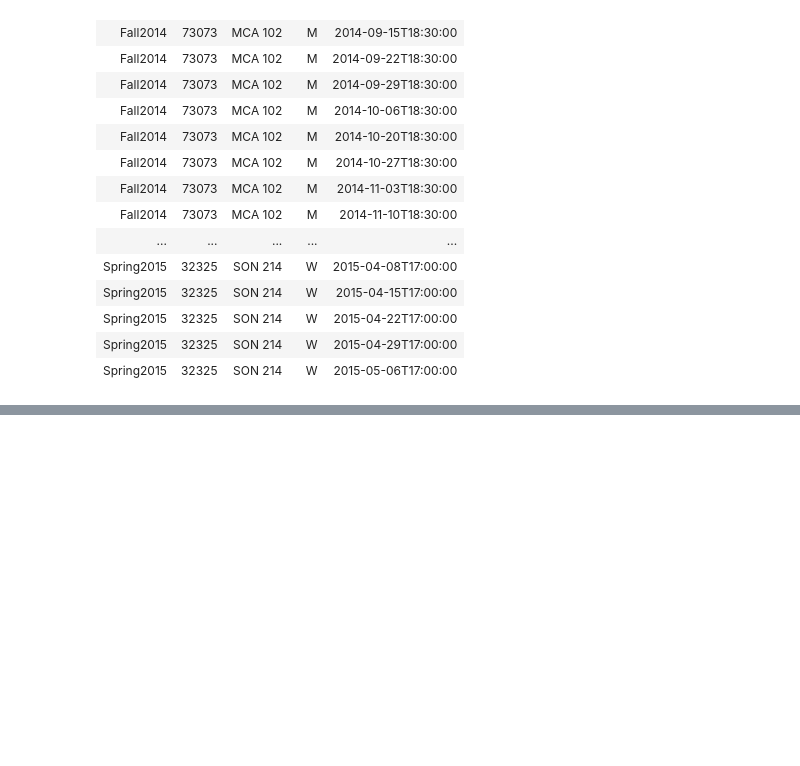
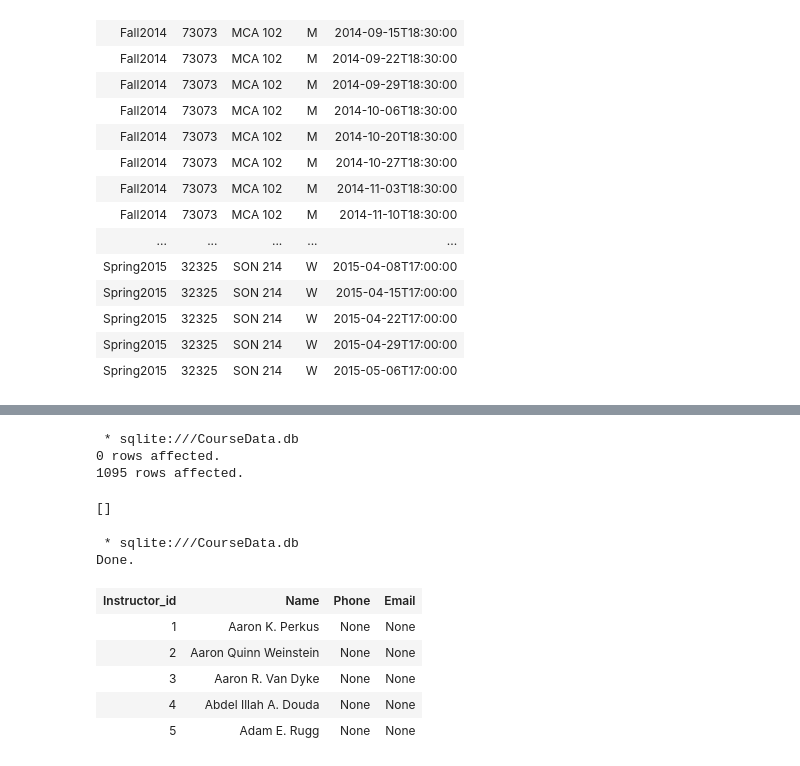
Before and after one commit to fairfield-ba510-spring2020/term-project-jt, a Jupyter notebook: CourseDataETL.ipynb, the cells around one changed output, grey strips where cells are left out. Cells and saved outputs as stored; diff of their text form; code cells hidden in the pictures; blank space fills up the shorter version.

```diff
--- a/CourseDataETL.ipynb
+++ b/CourseDataETL.ipynb
@@ -203,0 +278,28 @@ Done.
+# %%
+%%sql
+DELETE FROM INSTRUCTOR;
+
+INSERT INTO INSTRUCTOR (Name)
+SELECT DISTINCT primary_instructor
+    FROM import_course_offerings
+    WHERE primary_instructor <> 'TBA' AND primary_instructor NOT LIKE '%/%'
+    ORDER BY primary_instructor
+# %% [output]
+ * sqlite:///CourseData.db
+0 rows affected.
+1095 rows affected.
+[]
+# %%
+%%sql
+SELECT *
+    FROM INSTRUCTOR
+    LIMIT 5;
+# %% [output]
+ * sqlite:///CourseData.db
+Done.
+| Instructor_id | Name | Phone | Email |
+| 1 | Aaron K. Perkus | None | None |
+| 2 | Aaron Quinn Weinstein | None | None |
+| 3 | Aaron R. Van Dyke | None | None |
+| 4 | Abdel Illah A. Douda | None | None |
+| 5 | Adam E. Rugg | None | None |
```
Also changed, not shown: parts of 12 cells of this notebook, 2 other files.
